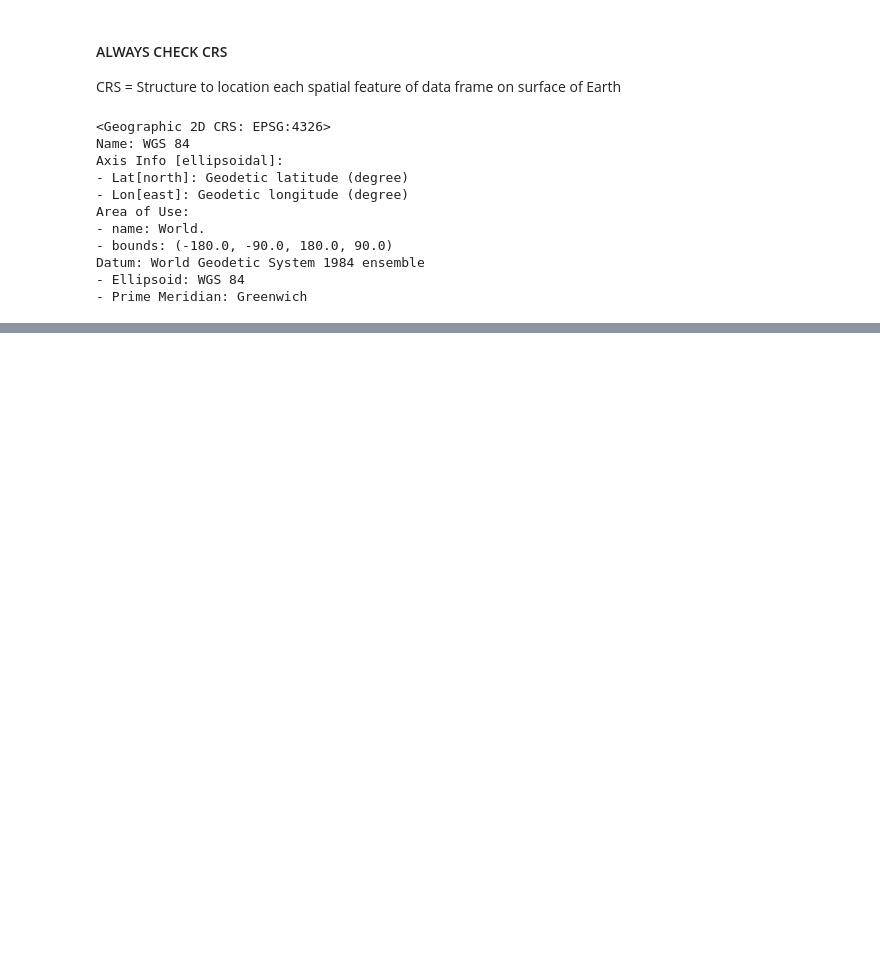
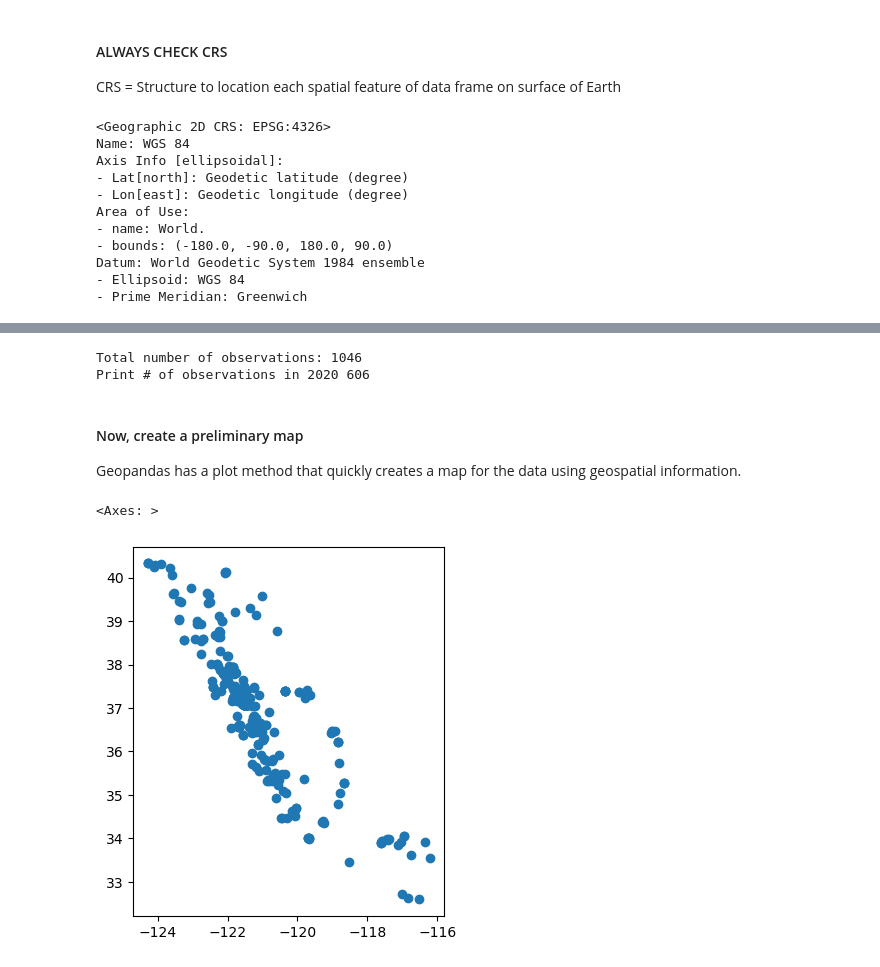
Before and after one commit to vedikaS-byte/eds-220-2025-in-class, a Jupyter notebook: week4-geopandas.ipynb, the cells around one changed output, grey strips where cells are left out. Cells and saved outputs as stored; diff of their text form; code cells hidden in the pictures; blank space fills up the shorter version.

Commit message:
Finished up to plotting

```diff
--- a/week4-geopandas.ipynb
+++ b/week4-geopandas.ipynb
@@ -130,0 +167,18 @@ AttributeError: 'str' object has no attribute 'pigs'
+# %%
+# Select data from 2020 onwards
+pigs_recent = pigs[pigs["year"] >= 2020]
+
+# Check the length of regional data frame
+print("Total number of observations:", len(pigs))
+print("Print # of observations in 2020", len(pigs_recent))
+# %% [output]
+Total number of observations: 1046
+Print # of observations in 2020 606
+# %% [markdown]
+#### Now, create a preliminary map
+Geopandas has a plot method that quickly creates a map for the data using geospatial information.
+# %%
+pigs_recent.plot()
+# %% [output]
+<Axes: >
+[figure, added]
```
Also changed, not shown: parts of 6 cells of this notebook.
